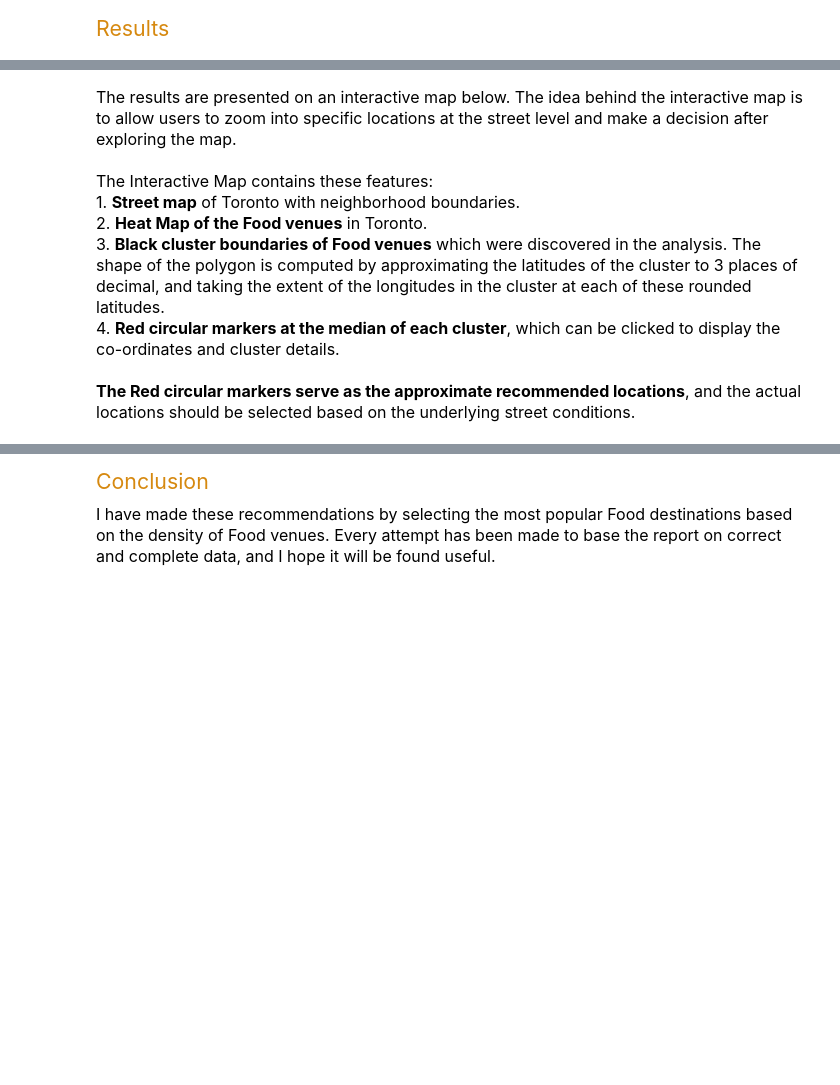
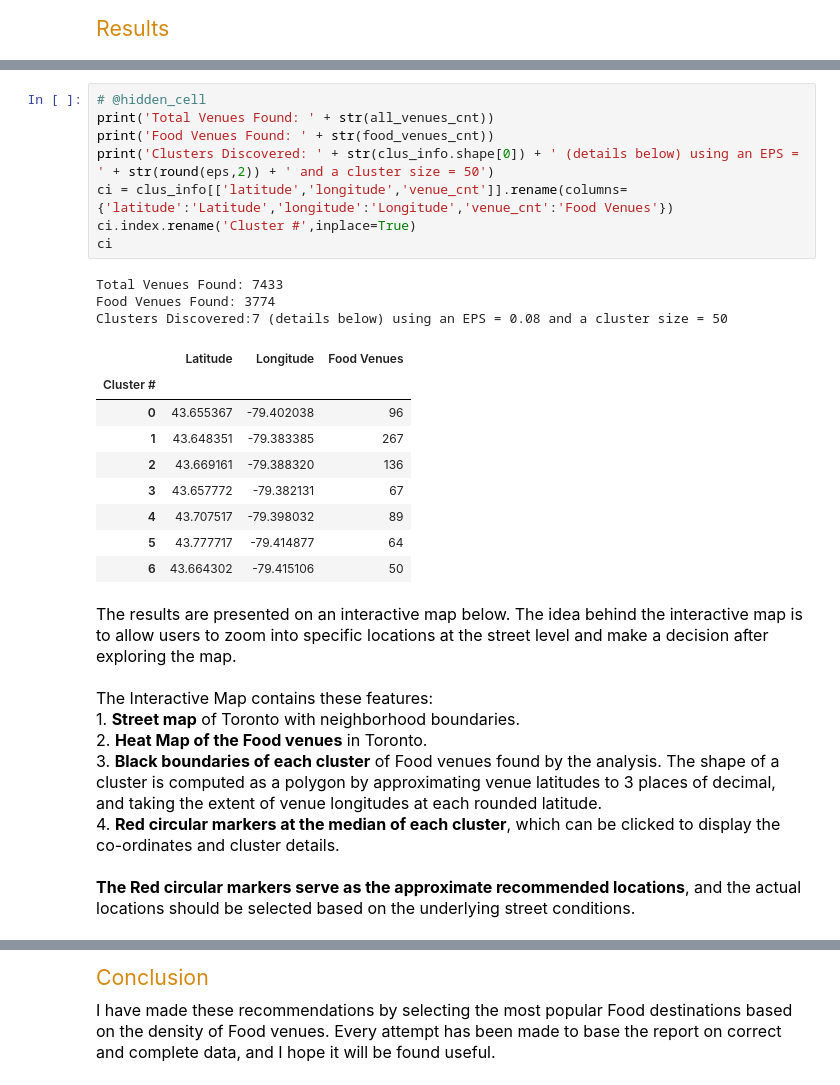
Before and after one commit to manish-minni/Coursera_Capstone, a Jupyter notebook: Recommend locations for Restaurants in Toronto.ipynb, the cells around one changed output, grey strips where cells are left out. Drawn from its saved outputs; the diff is of its cells as text; blank space fills up the shorter version.

```diff
--- a/Recommend locations for Restaurants in Toronto.ipynb
+++ b/Recommend locations for Restaurants in Toronto.ipynb
@@ -89,10 +391,31 @@ Clusters Discovered:
+# %%
+# @hidden_cell
+print('Total Venues Found: ' + str(all_venues_cnt))
+print('Food Venues Found: ' + str(food_venues_cnt))
+print('Clusters Discovered: ' + str(clus_info.shape[0]) + ' (details below) using an EPS = ' + str(round(eps,2)) + ' and a cluster size = 50')
+ci = clus_info[['latitude','longitude','venue_cnt']].rename(columns={'latitude':'Latitude','longitude':'Longitude','venue_cnt':'Food Venues'})
+ci.index.rename('Cluster #',inplace=True)
+ci
+# %% [output]
+Total Venues Found: 7433
+Food Venues Found: 3774
+Clusters Discovered:7 (details below) using an EPS = 0.08 and a cluster size = 50
+|  | Latitude | Longitude | Food Venues |
+| Cluster # |  |  |  |
+| 0 | 43.655367 | -79.402038 | 96 |
+| 1 | 43.648351 | -79.383385 | 267 |
+| 2 | 43.669161 | -79.388320 | 136 |
+| 3 | 43.657772 | -79.382131 | 67 |
+| 4 | 43.707517 | -79.398032 | 89 |
+| 5 | 43.777717 | -79.414877 | 64 |
+| 6 | 43.664302 | -79.415106 | 50 |
 # %% [markdown]
 <p style="font-family:calibri;font-size:12pt;color:black;line-height:1.5">
     The results are presented on an interactive map below. The idea behind the interactive map is to allow users to zoom into specific locations at the street level and make a decision after exploring the map.
     <br><br>The Interactive Map contains these features:
     <br>1. <b>Street map</b> of Toronto with neighborhood boundaries.
     <br>2. <b>Heat Map of the Food venues</b> in Toronto.
-    <br>3. <b>Black cluster boundaries of Food venues</b> which were discovered in the analysis. The shape of the polygon is computed by approximating the latitudes of the cluster to 3 places of decimal, and taking the extent of the longitudes in the cluster at each of these rounded latitudes.
+    <br>3. <b>Black boundaries of each cluster</b> of Food venues found by the analysis. The shape of a cluster is computed as a polygon by approximating venue latitudes to 3 places of decimal, and taking the extent of venue longitudes at each rounded latitude.
     <br>4. <b>Red circular markers at the median of each cluster</b>, which can be clicked to display the co-ordinates and cluster details.
     <br><br><b>The Red circular markers serve as the approximate recommended locations</b>, and the actual locations should be selected based on the underlying street conditions.
 </p>
```
Also changed, not shown: parts of 19 cells of this notebook.
